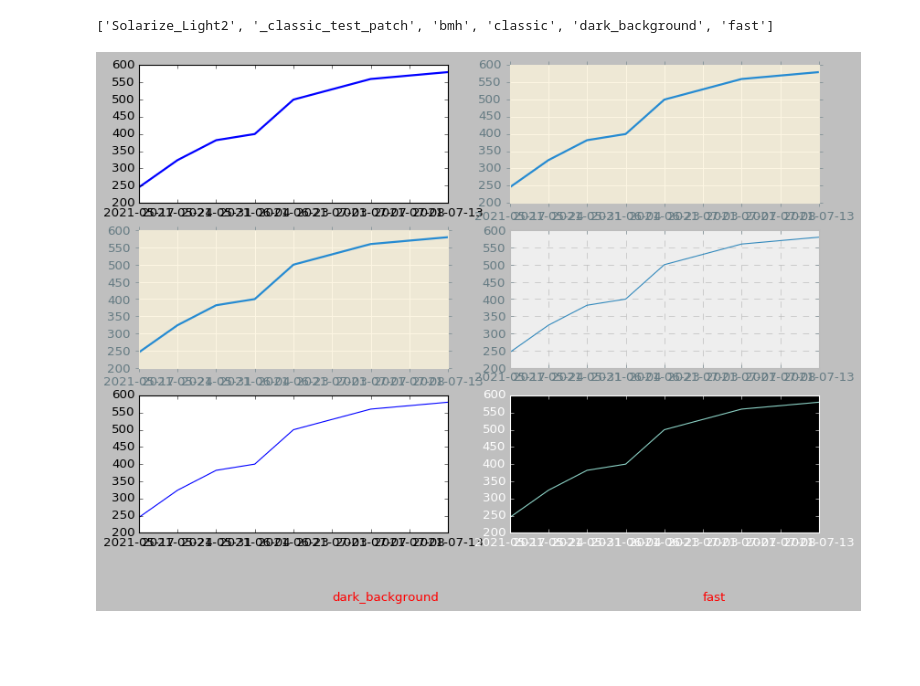
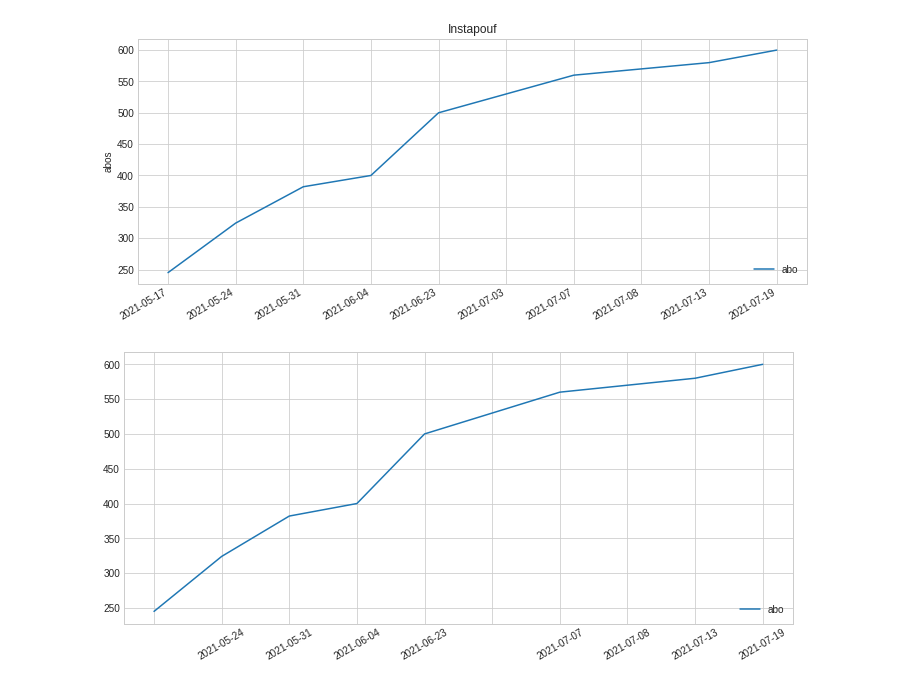
Before and after one commit to gruiick/openclassrooms-py, a Jupyter notebook: 06-python_analyze_data/data_pouf.ipynb, the cells around one changed output. Drawn from its saved outputs; the diff is of its cells as text; code cells hidden in the pictures; blank space fills up the shorter version.

```diff
--- a/06-python_analyze_data/data_pouf.ipynb
+++ b/06-python_analyze_data/data_pouf.ipynb
@@ -20,16 +24,42 @@ print(instapouf)
-# %%
-print(plt.style.available[:6])
-
-# Notez la taille de la figure
-fig = plt.figure(figsize=(12,8))
-for i in range(6):
-    # On peut ajouter des sous graphes ainsi
-    fig.add_subplot(3,2,i+1)
-    plt.style.use(plt.style.available[i])
-    plt.plot(instapouf['date'], instapouf['abo'])
-
-    # Pour ajouter du texte
-    plt.text(s=plt.style.available[i], x=5, y=2, color='red')
-# %% [output]
-['Solarize_Light2', '_classic_test_patch', 'bmh', 'classic', 'dark_background', 'fast']
-[figure, removed]
+# %%
+# extract dates
+dates = instapouf['date']
+dates = [dt.datetime.strptime(d,'%Y-%m-%d').date() for d in dates]
+
+fig, ax = plt.subplots(figsize=(12,5))
+plt.title("Instapouf")
+
+#ax.plot('date', 'abo', data=instapouf)
+ax.plot('abo', data=instapouf)
+
+# set the number of ticks on x-axis to be a list [0, ... ,R]
+# R is the number of rows in the data (i.e. len(dates))
+# this ensures ticklabels align with the corresponding data point
+ax.set_xticks(np.arange(len(dates)))
+ax.set_xticklabels(dates)     # set the ticklabels to the list of datetimes
+ax.legend(loc=4, fontsize=10) # make a legend and place in bottom-right (loc=4)
+#plt.xticks(rotation=30)       # rotate the xticklabels by 30 deg
+ax = ax.set(ylabel='abos')
+
+fig.autofmt_xdate()
+
+#plt.plot(instapouf['date'], instapouf['abo'])
+plt.show()
+# %% [output]
+[figure, added]
+# %%
+spacing = 5
+fig, ax = plt.subplots(figsize=(12,5))
+ax.plot('abo', data=instapouf)
+ax.set_xticks(np.arange(len(dates)))
+ax.set_xticklabels(dates)
+ax.legend(loc=4, fontsize=10)
+plt.xticks(rotation=30)
+# for each label in the list of xticklabels
+# (we skip every n'th label in this list using [::n]):
+# set to not visible
+for label in ax.xaxis.get_ticklabels()[::spacing]:
+    label.set_visible(False)
+plt.show()
+# %% [output]
+[figure, added]
```
Also changed, not shown: parts of 1 cell of this notebook, 2 other files.
